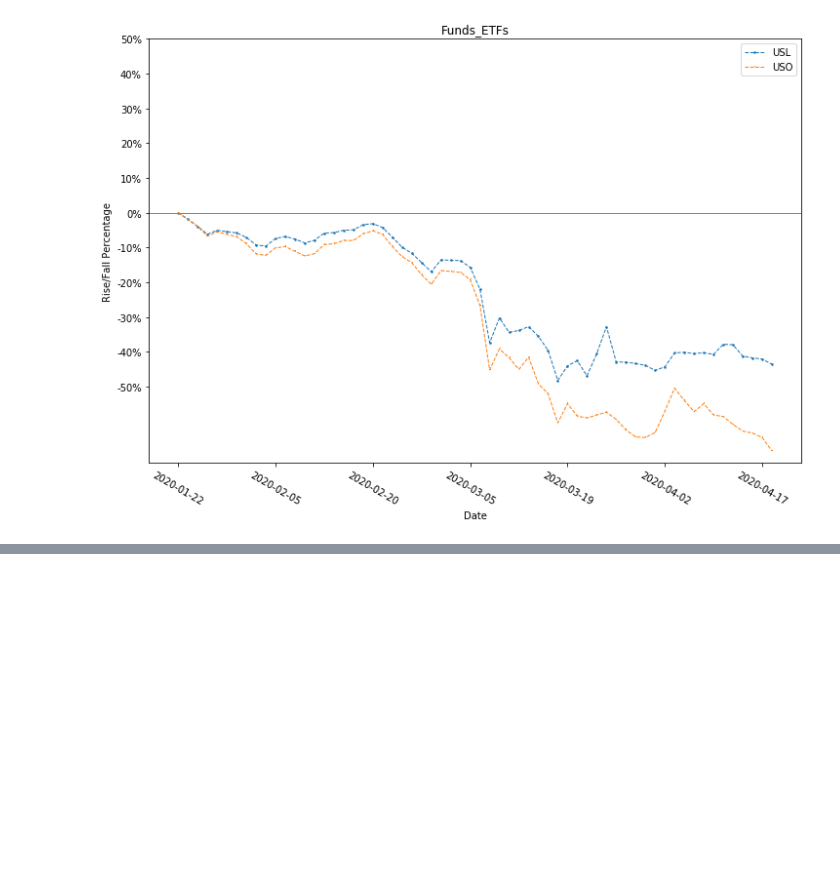
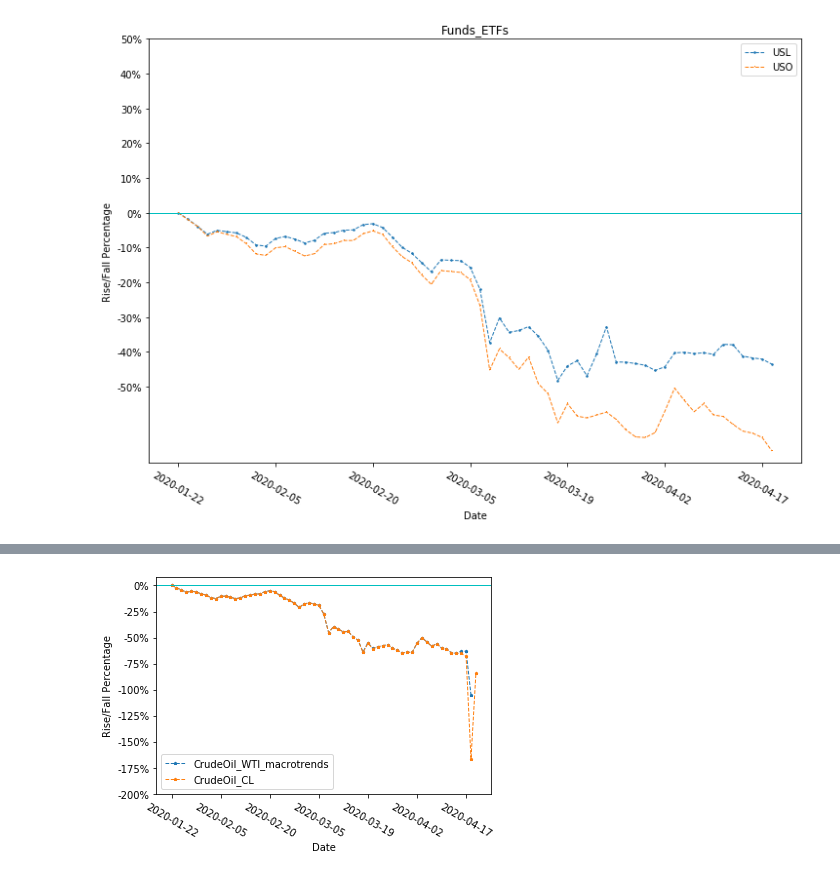
Before and after one commit to HyperTars/Big-Data-Project, a Jupyter notebook: src/time-series-analysis.ipynb, the cells around one changed output, grey strips where cells are left out. Saved outputs shown, nothing was run; the diff lists cells and outputs as text; code cells hidden in the pictures; blank space fills up the shorter version.

```diff
--- a/src/time-series-analysis.ipynb
+++ b/src/time-series-analysis.ipynb
@@ -130,0 +166,73 @@ PlotImage(funds_dir, date)
+# %%
+# crude oil
+
+file = "../data/market/Commodities/Energies/CrudeOil_WTI_macrotrends.csv"
+label = 'CrudeOil_WTI_macrotrends'
+
+indicatorData = pd.read_csv(file)
+indicatorData["Date"] = pd.to_datetime(indicatorData["Date"], format = "%Y-%m-%d")
+indicatorData.sort_values('Date', inplace=True, ascending=True)
+
+# Only keep data within the range of the covid data
+indicatorData = indicatorData[(indicatorData["Date"] >= date[0]) & (indicatorData["Date"] <= date[-1])]
+indicatorData = indicatorData[["Date", "Close/Last"]]
+
+indicatorDate = indicatorData["Date"].tolist()
+indicatorDate = [str(each) for each in indicatorDate]
+indicatorDate = [each[:10] for each in indicatorDate]
+
+indicatorValue = indicatorData["Close/Last"].values
+base = indicatorValue[0]
+new_indicatorValue = []
+for each in indicatorValue:
+    if each / base < 1:
+        new_indicatorValue.append(-100.0 * (1 - each / base))
+    else:
+        new_indicatorValue.append(100.0 * (each / base - 1))
+
+plt.plot(indicatorDate, new_indicatorValue, label=label, linewidth = 1, linestyle = "--", marker = '*', markersize = 3)
+plt.xticks(indicatorDate[::10], rotation = -30)
+plt.yticks([-120, -100, -80, -60, -40, -20, 0], ['-120%', '-100%', '-80%', '-60%', '-40%', '-20%', '0%'])
+plt.legend()
+plt.axhline(y = 0, color='c', linestyle='-', linewidth = 1)
+plt.xlabel('Date')
+plt.ylabel('Rise/Fall Percentage')
+
+
+file = "../data/market/Commodities/Energies/CrudeOil_CL.csv"
+label = 'CrudeOil_CL'
+
+indicatorData = pd.read_csv(file)
+indicatorData["Date"] = pd.to_datetime(indicatorData["Date"], format = "%Y-%m-%d")
+indicatorData.sort_values('Date', inplace=True, ascending=True)
+
+# Only keep data within the range of the covid data
+indicatorData = indicatorData[(indicatorData["Date"] >= date[0]) & (indicatorData["Date"] <= date[-1])]
+indicatorData = indicatorData[["Date", "Close/Last"]]
+
+indicatorDate = indicatorData["Date"].tolist()
+indicatorDate = [str(each) for each in indicatorDate]
+indicatorDate = [each[:10] for each in indicatorDate]
+
+indicatorValue = indicatorData["Close/Last"].values
+base = indicatorValue[0]
+new_indicatorValue = []
+for each in indicatorValue:
+    if each / base < 1:
+        new_indicatorValue.append(-100.0 * (1 - each / base))
+    else:
+        new_indicatorValue.append(100.0 * (each / base - 1))
+
+plt.plot(indicatorDate, new_indicatorValue, label=label, linewidth = 1, linestyle = "--", marker = '*', markersize = 3)
+plt.xticks(indicatorDate[::10], rotation = -30)
+plt.yticks([-200, -175, -150, -125, -100, -75, -50, -25, 0], ['-200%', '-175%', '-150%', '-125%', '-100%', '-75%', '-50%', '-25%', '0%'])
+plt.legend()
+plt.axhline(y = 0, color='c', linestyle='-', linewidth = 1)
+plt.xlabel('Date')
+plt.ylabel('Rise/Fall Percentage')
+
+file = file.replace("/", "_")
+picName = "../result/time-series/" + label + ".png"
+plt.savefig(picName)
+# %% [output]
+[figure, added]
```
Also changed, not shown: parts of 8 cells of this notebook, 5 other files.
